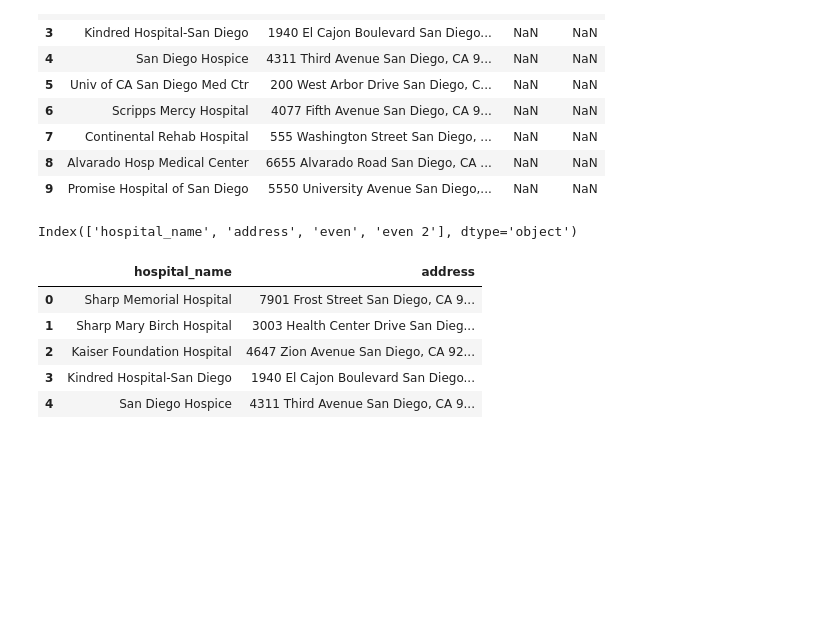
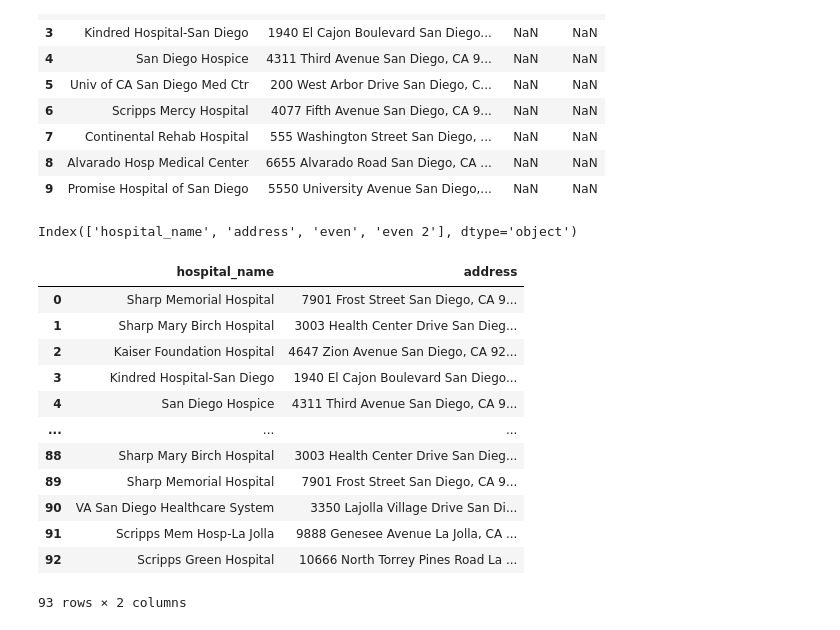
Before and after one commit to tsmtruong/final-project, a Jupyter notebook: Clean_Hospitals.ipynb, the cells around one changed output. Saved outputs shown, nothing was run; the diff lists cells and outputs as text; code cells hidden in the pictures; blank space fills up the shorter version.

```diff
--- a/Clean_Hospitals.ipynb
+++ b/Clean_Hospitals.ipynb
@@ -3,6 +3,9 @@
 import pandas as pd
 import os
 import glob
+import requests
+from config import API_KEY
+pd.set_option('mode.chained_assignment', None)
 # %%
 # setting path
 files = os.path.join("Resources/RAW/hospitals/ushospitalfinder*")
@@ -32,15 +35,21 @@ print(hospital_df.keys())
 Index(['hospital_name', 'address', 'even', 'even 2'], dtype='object')
 # %%
 #dropping columns
-clean_df = hospital_df.drop(['even','even 2'], axis=1, inplace=True)
-
-hospital_df.head()
+clean_df = hospital_df.drop(['even','even 2'], axis=1)
+clean_df
 # %% [output]
 |  | hospital_name | address |
 | 0 | Sharp Memorial Hospital | 7901 Frost Street San Diego, CA 9... |
 | 1 | Sharp Mary Birch Hospital | 3003 Health Center Drive San Dieg... |
 | 2 | Kaiser Foundation Hospital | 4647 Zion Avenue San Diego, CA 92... |
 | 3 | Kindred Hospital-San Diego | 1940 El Cajon Boulevard San Diego... |
 | 4 | San Diego Hospice | 4311 Third Avenue San Diego, CA 9... |
+| ... | ... | ... |
+| 88 | Sharp Mary Birch Hospital | 3003 Health Center Drive San Dieg... |
+| 89 | Sharp Memorial Hospital | 7901 Frost Street San Diego, CA 9... |
+| 90 | VA San Diego Healthcare System | 3350 Lajolla Village Drive San Di... |
+| 91 | Scripps Mem Hosp-La Jolla | 9888 Genesee Avenue La Jolla, CA ... |
+| 92 | Scripps Green Hospital | 10666 North Torrey Pines Road La ... |
+93 rows × 2 columns
 # %%
 # dropping duplicates
```
Also changed, not shown: parts of 11 cells of this notebook, 1 other file.
